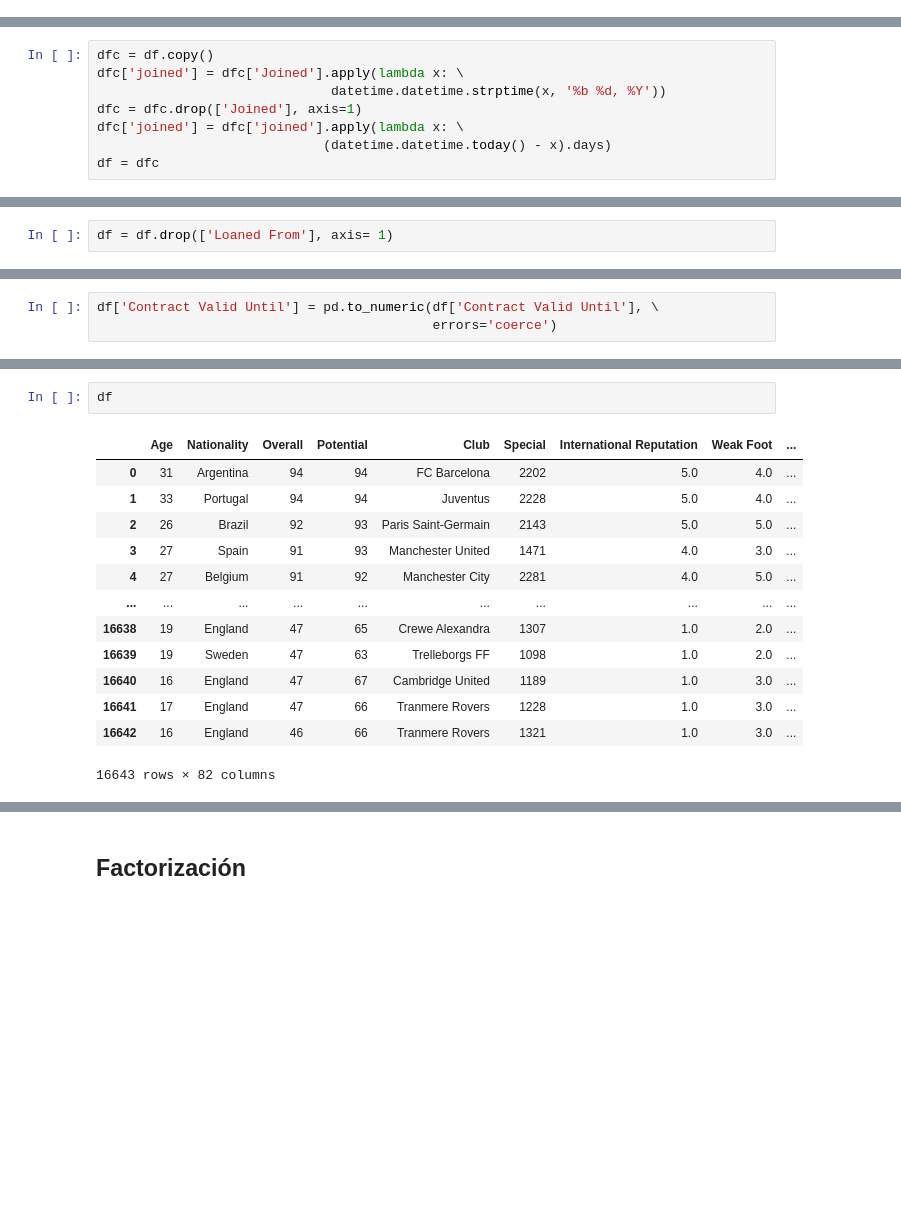
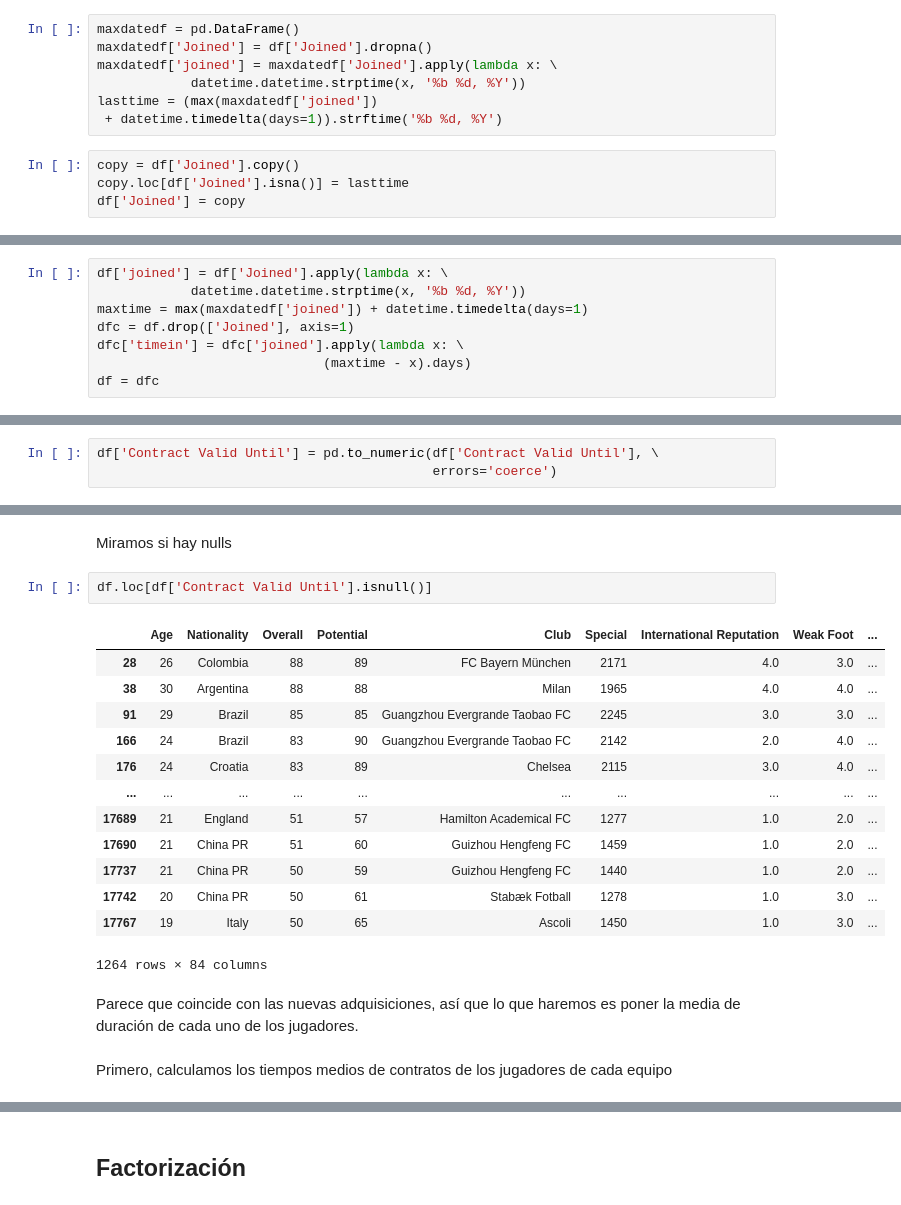
Before and after one commit to Asmial/IAML2021, a Jupyter notebook: FIFA.ipynb, the cells around one changed output, grey strips where cells are left out. Saved outputs shown, nothing was run; the diff lists cells and outputs as text; blank space fills up the shorter version.

```diff
--- a/FIFA.ipynb
+++ b/FIFA.ipynb
@@ -368 +406,12 @@ df
+# %%
+maxdatedf = pd.DataFrame()
+maxdatedf['Joined'] = df['Joined'].dropna()
+maxdatedf['joined'] = maxdatedf['Joined'].apply(lambda x: \
+            datetime.datetime.strptime(x, '%b %d, %Y'))
+lasttime = (max(maxdatedf['joined'])
+ + datetime.timedelta(days=1)).strftime('%b %d, %Y')
+# %%
+copy = df['Joined'].copy()
+copy.loc[df['Joined'].isna()] = lasttime
+df['Joined'] = copy
 # %% [markdown]
@@ -370,8 +419,8 @@ Calculamos el número de días que lleva en el equipo:
 # %%
-dfc = df.copy()
-dfc['joined'] = dfc['Joined'].apply(lambda x: \
-                              datetime.datetime.strptime(x, '%b %d, %Y'))
-dfc = dfc.drop(['Joined'], axis=1)
-dfc['joined'] = dfc['joined'].apply(lambda x: \
-                             (datetime.datetime.today() - x).days)
+df['joined'] = df['Joined'].apply(lambda x: \
+            datetime.datetime.strptime(x, '%b %d, %Y'))
+maxtime = max(maxdatedf['joined']) + datetime.timedelta(days=1)
+dfc = df.drop(['Joined'], axis=1)
+dfc['timein'] = dfc['joined'].apply(lambda x: \
+                             (maxtime - x).days)
 df = dfc
@@ -386,5 +427,3 @@ Vacío, se puede eliminar
-# %%
-df = df.drop(['Loaned From'], axis= 1)
 # %% [markdown]
 El tipo de contrato válido esté en un tipo incorrecto
 # %%
@@ -403,16 +442,22 @@ dtype('int64')
+# %% [markdown]
+Miramos si hay nulls
 # %%
-df
+df.loc[df['Contract Valid Until'].isnull()]
 # %% [output]
 |  | Age | Nationality | Overall | Potential | Club | Special | International Reputation | Weak Foot | ... |
-| 0 | 31 | Argentina | 94 | 94 | FC Barcelona | 2202 | 5.0 | 4.0 | ... |
-| 1 | 33 | Portugal | 94 | 94 | Juventus | 2228 | 5.0 | 4.0 | ... |
-| 2 | 26 | Brazil | 92 | 93 | Paris Saint-Germain | 2143 | 5.0 | 5.0 | ... |
-| 3 | 27 | Spain | 91 | 93 | Manchester United | 1471 | 4.0 | 3.0 | ... |
-| 4 | 27 | Belgium | 91 | 92 | Manchester City | 2281 | 4.0 | 5.0 | ... |
+| 28 | 26 | Colombia | 88 | 89 | FC Bayern München | 2171 | 4.0 | 3.0 | ... |
+| 38 | 30 | Argentina | 88 | 88 | Milan | 1965 | 4.0 | 4.0 | ... |
+| 91 | 29 | Brazil | 85 | 85 | Guangzhou Evergrande Taobao FC | 2245 | 3.0 | 3.0 | ... |
+| 166 | 24 | Brazil | 83 | 90 | Guangzhou Evergrande Taobao FC | 2142 | 2.0 | 4.0 | ... |
+| 176 | 24 | Croatia | 83 | 89 | Chelsea | 2115 | 3.0 | 4.0 | ... |
 | ... | ... | ... | ... | ... | ... | ... | ... | ... | ... |
-| 16638 | 19 | England | 47 | 65 | Crewe Alexandra | 1307 | 1.0 | 2.0 | ... |
-| 16639 | 19 | Sweden | 47 | 63 | Trelleborgs FF | 1098 | 1.0 | 2.0 | ... |
-| 16640 | 16 | England | 47 | 67 | Cambridge United | 1189 | 1.0 | 3.0 | ... |
-| 16641 | 17 | England | 47 | 66 | Tranmere Rovers | 1228 | 1.0 | 3.0 | ... |
-| 16642 | 16 | England | 46 | 66 | Tranmere Rovers | 1321 | 1.0 | 3.0 | ... |
+| 17689 | 21 | England | 51 | 57 | Hamilton Academical FC | 1277 | 1.0 | 2.0 | ... |
+| 17690 | 21 | China PR | 51 | 60 | Guizhou Hengfeng FC | 1459 | 1.0 | 2.0 | ... |
+| 17737 | 21 | China PR | 50 | 59 | Guizhou Hengfeng FC | 1440 | 1.0 | 2.0 | ... |
+| 17742 | 20 | China PR | 50 | 61 | Stabæk Fotball | 1278 | 1.0 | 3.0 | ... |
+| 17767 | 19 | Italy | 50 | 65 | Ascoli | 1450 | 1.0 | 3.0 | ... |
-16643 rows × 82 columns
+1264 rows × 84 columns
+# %% [markdown]
+Parece que coincide con las nuevas adquisiciones, así que lo que haremos es poner la media de duración de cada uno de los jugadores.
+# %% [markdown]
+Primero, calculamos los tiempos medios de contratos de los jugadores de cada equipo
```
Also changed, not shown: parts of 54 cells of this notebook.
